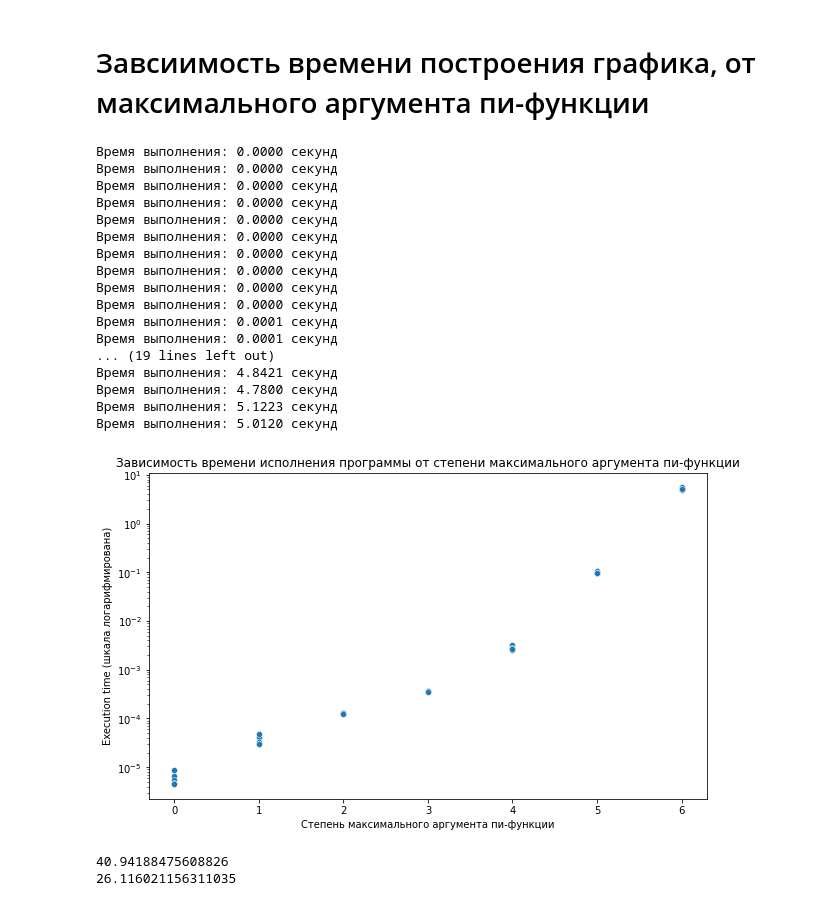
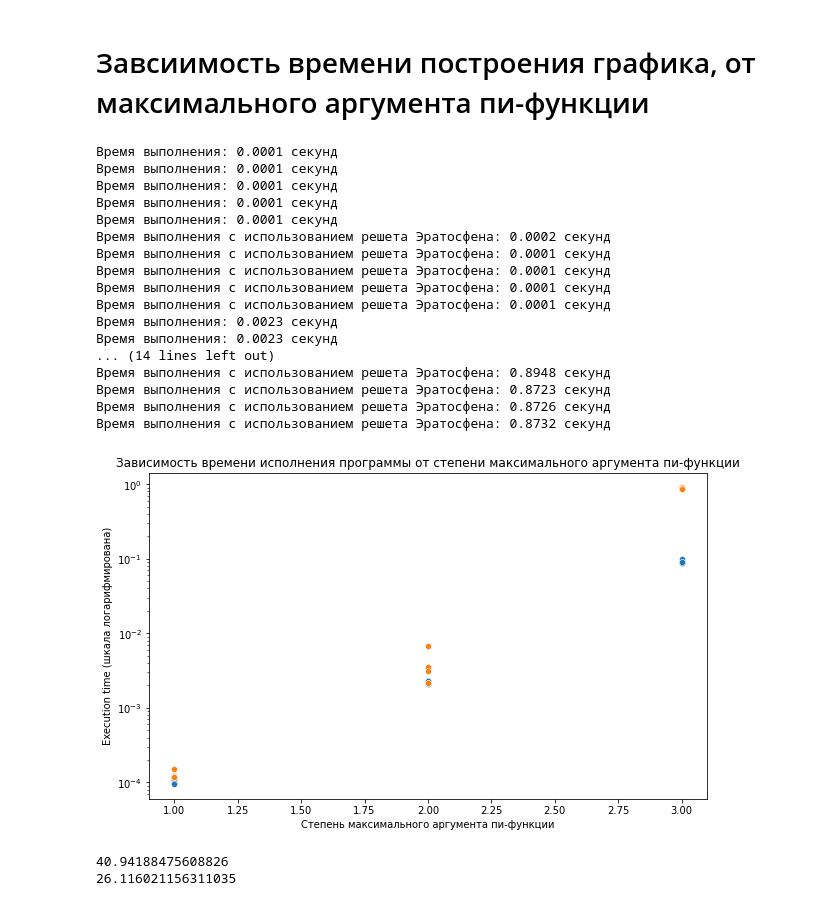
Before and after one commit to Twickitt/Pi-function-of-Fibonacci-and-Tribonacci-Nentrabonacci, a Jupyter notebook: Fibonacci_pi_func.ipynb, the cells around one changed output. Drawn from its saved outputs; the diff is of its cells as text; code cells hidden in the pictures.

```diff
--- a/Fibonacci_pi_func.ipynb
+++ b/Fibonacci_pi_func.ipynb
@@ -261,8 +261,8 @@ def pi_func_plot_time_measure(deg_max):
     y_Fib = []
 
     #Аргументы генерируются не как степени десятки, а как простые числа Фибоначчи, на которых происходят скачки
-    x = Fib_numbers_fill(10**deg_max, x)
-    x = cut_composites(x)
+    #x = Fib_numbers_fill(10**deg_max, x)
+    x = cut_composites(range(2, 10**deg_max))
     for i in range(len(x)):
         y.append(Pi_func(x[i]))
         y_Fib.append(Pi_func_Fib(x[i]))
@@ -274,6 +274,26 @@ def pi_func_plot_time_measure(deg_max):
 
     return execution_time
 
+def pi_func_plot_time_measure_Eratosphene(deg_max):
+    start_time = time.time()
+    x = []
+    y = []
+    y_Fib = []
+
+    #Аргументы генерируются не как степени десятки, а как простые числа Фибоначчи, на которых происходят скачки
+    #x = Fib_numbers_fill(10**deg_max, x)
+    x = cut_composites_by_sieve_Eratosphene(range(2, 10**deg_max))
+    for i in range(len(x)):
+        y.append(Pi_func_using_sieve_Eratosphene(x[i]))
+        y_Fib.append(Pi_func_Fib_using_sieve_Eratosphene(x[i]))
+
+    end_time = time.time()
+
+    execution_time = end_time - start_time
+    print(f"Время выполнения с использованием решета Эратосфена: {execution_time:.4f} секунд")
+
+    return execution_time
+
 
 
 
@@ -282,61 +302,78 @@ def pi_func_plot_time_measure(deg_max):
 def plot_execution_time(deg_max):
     deg = []
     ex_time = []
-    for i in range(deg_max + 1):
+    ex_time_Eratosphene = []
+    for i in range(1, deg_max + 1):
+        #обавляем значение аргумента, несколько раз для равенства количества точек
         deg.append(i)
         deg.append(i)
         deg.append(i)
         deg.append(i)
         deg.append(i)
+        #Добавляем значения времеи выполнения с обычной проверкой на простоту
         ex_t_1 = pi_func_plot_time_measure(i)
         ex_t_2 = pi_func_plot_time_measure(i)
         ex_t_3 = pi_func_plot_time_measure(i)
         ex_t_4 = pi_func_plot_time_measure(i)
         ex_t_5 = pi_func_plot_time_measure(i)
         #print("Время выполнения программы " + str(ex_t) + " секунд")
         #ex_time.append((ex_t_1 + ex_t_2 + ex_t_3 + ex_t_4 + ex_t_5) / 5)
         ex_time.append(ex_t_1)
         ex_time.append(ex_t_2)
         ex_time.append(ex_t_3)
         ex_time.append(ex_t_4)
         ex_time.append(ex_t_5)
+        # Добавляем значения времени выполнения с использованием решета Эратосфена
+        ex_t_1 = pi_func_plot_time_measure_Eratosphene(i)
+        ex_t_2 = pi_func_plot_time_measure_Eratosphene(i)
+        ex_t_3 = pi_func_plot_time_measure_Eratosphene(i)
+        ex_t_4 = pi_func_plot_time_measure_Eratosphene(i)
+        ex_t_5 = pi_func_plot_time_measure_Eratosphene(i)
+
+        ex_time_Eratosphene.append(ex_t_1)
+        ex_time_Eratosphene.append(ex_t_2)
+        ex_time_Eratosphene.append(ex_t_3)
+        ex_time_Eratosphene.append(ex_t_4)
+        ex_time_Eratosphene.append(ex_t_5)
 
     data = pd.DataFrame({
     'deg x': deg,
-    'Execution_time': ex_time
+    'Execution_time': ex_time,
+    'Execution_time_Eratosphene': ex_time_Eratosphene
     })
 
     plt.figure(figsize=(10, 6))
     sns.scatterplot(data=data, x='deg x', y='Execution_time')
+    sns.scatterplot(data=data, x='deg x', y='Execution_time_Eratosphene')
 
     plt.yscale('log')
 
     plt.title('Зависимость времени исполнения программы от степени максимального аргумента пи-функции')
     plt.xlabel('Степень максимального аргумента пи-функции')
     plt.ylabel('Execution time (шкала логарифмирована)')
 
     plt.show()
 
-plot_execution_time(6)
+plot_execution_time(3)
 # %% [output]
-Время выполнения: 0.0000 секунд
-Время выполнения: 0.0000 секунд
-Время выполнения: 0.0000 секунд
-Время выполнения: 0.0000 секунд
-Время выполнения: 0.0000 секунд
-Время выполнения: 0.0000 секунд
-Время выполнения: 0.0000 секунд
-Время выполнения: 0.0000 секунд
-Время выполнения: 0.0000 секунд
-Время выполнения: 0.0000 секунд
 Время выполнения: 0.0001 секунд
 Время выполнения: 0.0001 секунд
-... (19 lines left out)
-Время выполнения: 4.8421 секунд
-Время выполнения: 4.7800 секунд
-Время выполнения: 5.1223 секунд
-Время выполнения: 5.0120 секунд
+Время выполнения: 0.0001 секунд
+Время выполнения: 0.0001 секунд
+Время выполнения: 0.0001 секунд
+Время выполнения с использованием решета Эратосфена: 0.0002 секунд
+Время выполнения с использованием решета Эратосфена: 0.0001 секунд
+Время выполнения с использованием решета Эратосфена: 0.0001 секунд
+Время выполнения с использованием решета Эратосфена: 0.0001 секунд
+Время выполнения с использованием решета Эратосфена: 0.0001 секунд
+Время выполнения: 0.0023 секунд
+Время выполнения: 0.0023 секунд
+... (14 lines left out)
+Время выполнения с использованием решета Эратосфена: 0.8948 секунд
+Время выполнения с использованием решета Эратосфена: 0.8723 секунд
+Время выполнения с использованием решета Эратосфена: 0.8726 секунд
+Время выполнения с использованием решета Эратосфена: 0.8732 секунд
-[figure, old version]
+[figure, new version]
 # %%
 #Тут я просто немного поэкспериментрировал с распараллеливанием в другой задаче
 def func(x):
```
Also changed, not shown: parts of 2 cells of this notebook.
